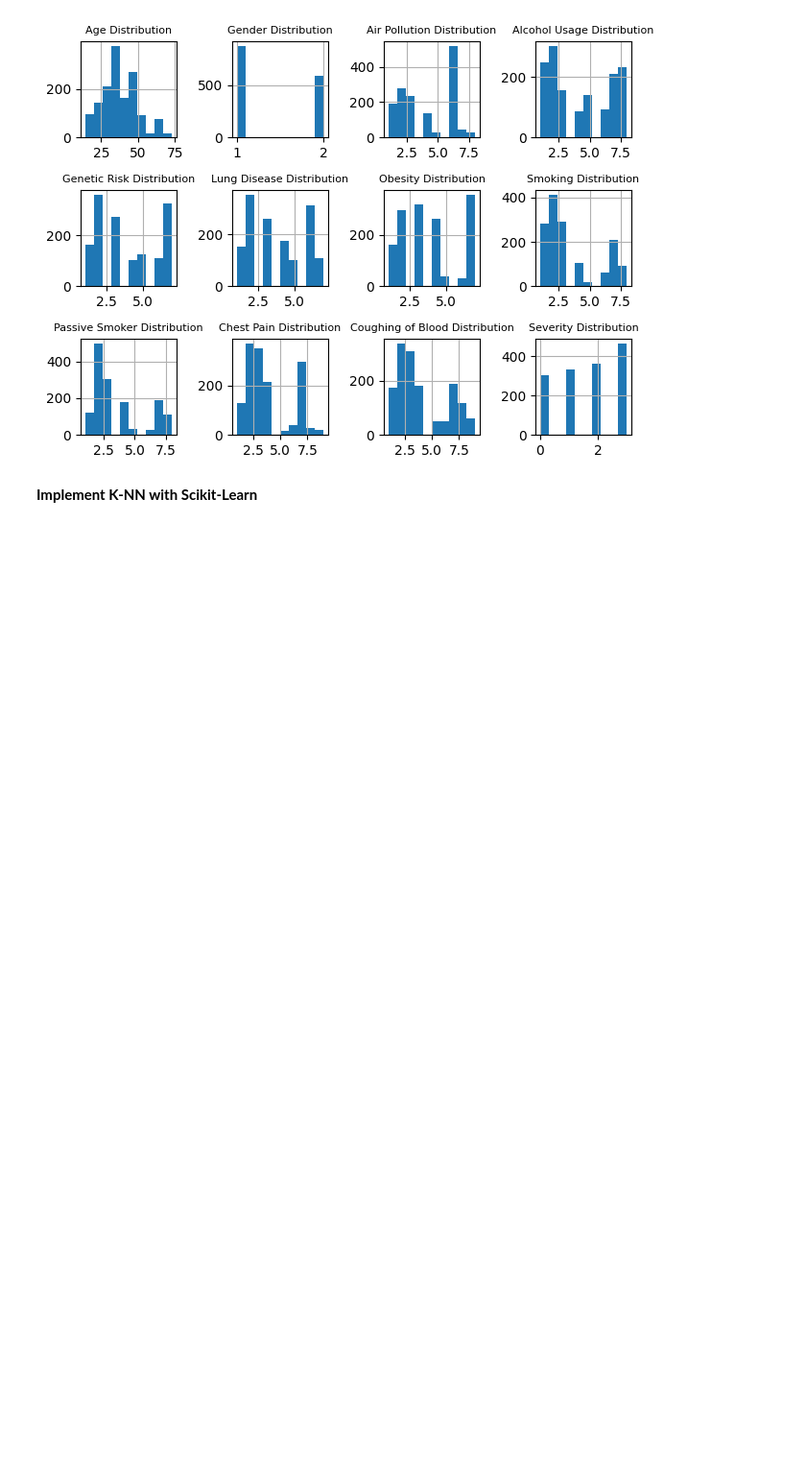
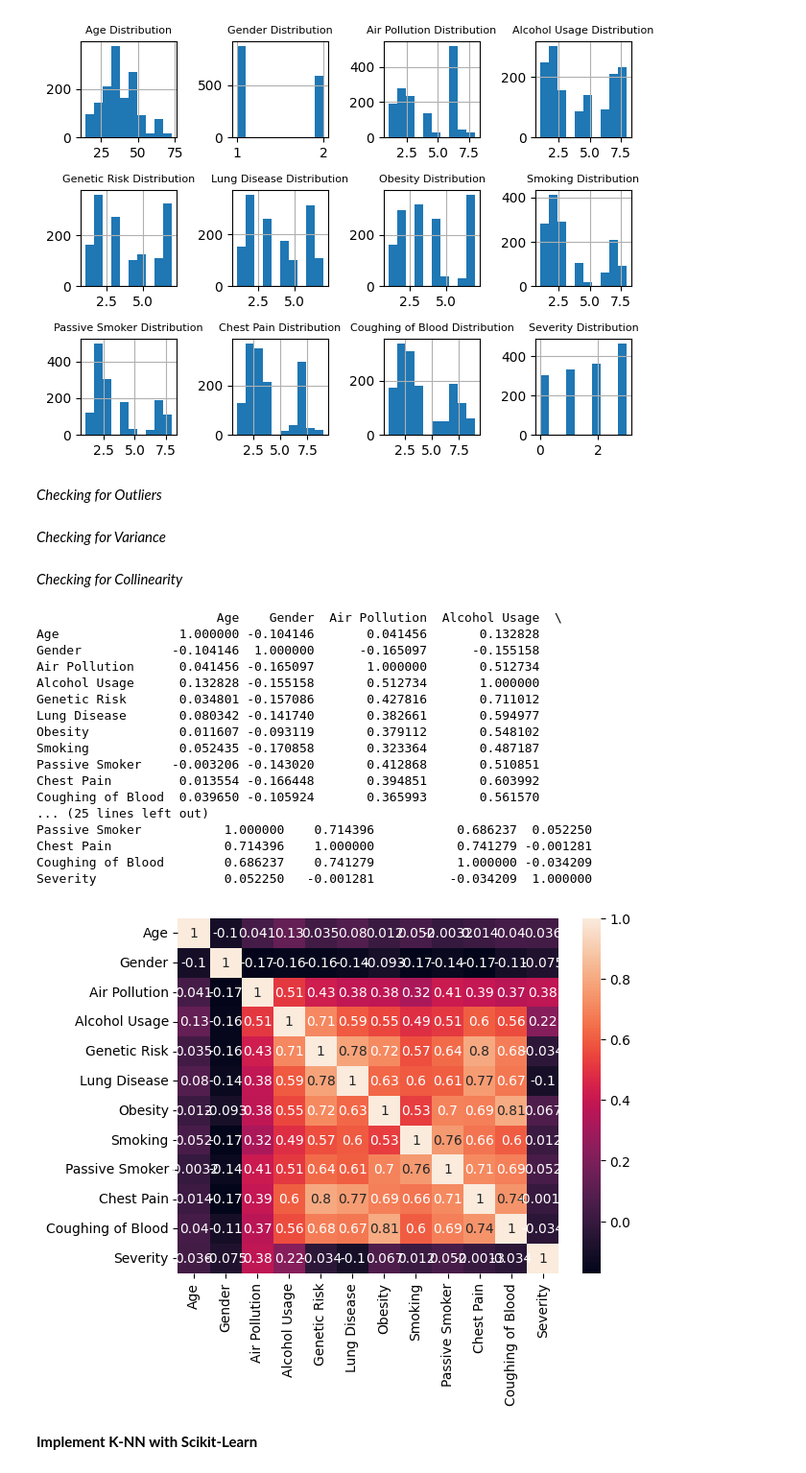
Before and after one commit to andysontran/health-factors-ml-pred, a Jupyter notebook: 2_CHL5230_F23.ipynb, the cells around one changed output. Shown at 96% size. Drawn from its saved outputs; the diff is of its cells as text; code cells hidden in the pictures; blank space fills up the shorter version.

```diff
--- a/2_CHL5230_F23.ipynb
+++ b/2_CHL5230_F23.ipynb
@@ -110,3 +110,5 @@ def draw_histograms(df, variables, n_rows, n_cols):
 draw_histograms(df, df.columns, 3, 4)
 # %% [output]
 [figure]
+# %% [markdown]
+*Checking for Outliers*
@@ -113,3 +127,36 @@ draw_histograms(df, df.columns, 3, 4)
+# %% [markdown]
+*Checking for Variance*
+# %% [markdown]
+*Checking for Collinearity*
+# %%
+# Plotting the confusion matrix
+import pandas as pd
+
+df_c = pd.DataFrame(df)
+corr_Matrix = df_c.corr()
+print(corr_Matrix)
+
+sns.heatmap(corr_Matrix, annot = True)
+plt.show()
+# %% [output]
+                        Age    Gender  Air Pollution  Alcohol Usage  \
+Age                1.000000 -0.104146       0.041456       0.132828
+Gender            -0.104146  1.000000      -0.165097      -0.155158
+Air Pollution      0.041456 -0.165097       1.000000       0.512734
+Alcohol Usage      0.132828 -0.155158       0.512734       1.000000
+Genetic Risk       0.034801 -0.157086       0.427816       0.711012
+Lung Disease       0.080342 -0.141740       0.382661       0.594977
+Obesity            0.011607 -0.093119       0.379112       0.548102
+Smoking            0.052435 -0.170858       0.323364       0.487187
+Passive Smoker    -0.003206 -0.143020       0.412868       0.510851
+Chest Pain         0.013554 -0.166448       0.394851       0.603992
+Coughing of Blood  0.039650 -0.105924       0.365993       0.561570
+... (25 lines left out)
+Passive Smoker           1.000000    0.714396           0.686237  0.052250
+Chest Pain               0.714396    1.000000           0.741279 -0.001281
+Coughing of Blood        0.686237    0.741279           1.000000 -0.034209
+Severity                 0.052250   -0.001281          -0.034209  1.000000
+[figure, added]
 # %% [markdown]
 **Implement K-NN with Scikit-Learn**
 # %%
```
Also changed, not shown: parts of 4 cells of this notebook.
